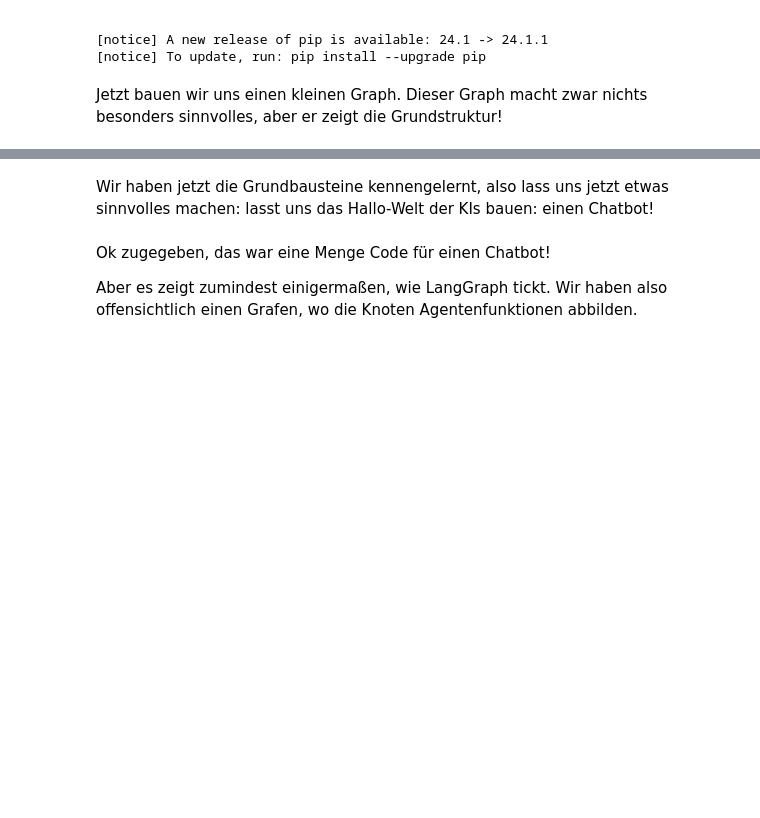
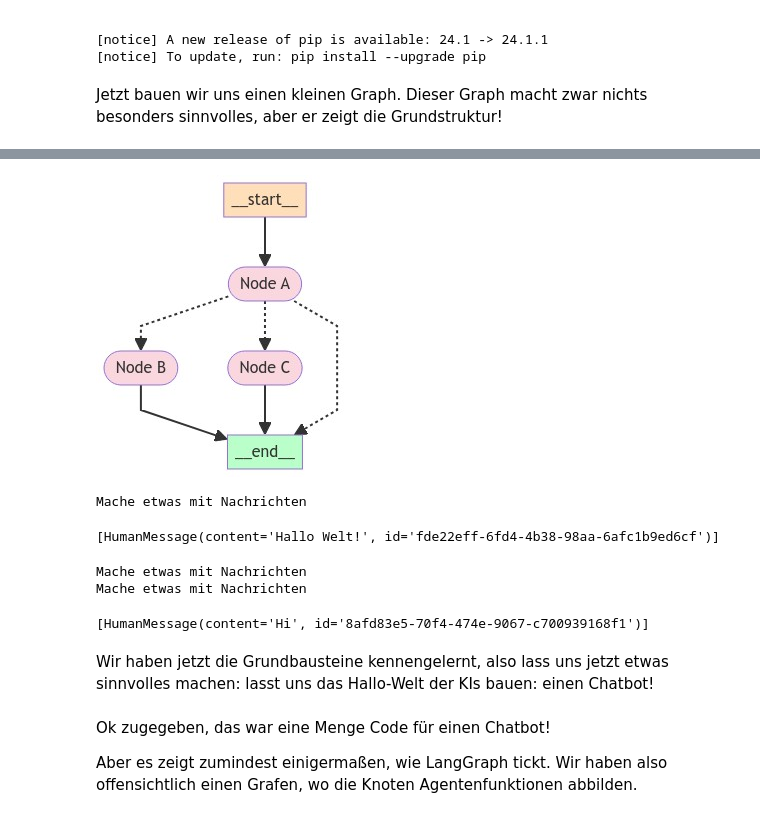
Before and after one commit to ki-zeitalter/ai-agent-workshop, a Jupyter notebook: 08_langgraph.ipynb, the cells around one changed output, grey strips where cells are left out. Drawn from its saved outputs; the diff is of its cells as text; code cells hidden in the pictures; blank space fills up the shorter version.

```diff
--- a/08_langgraph.ipynb
+++ b/08_langgraph.ipynb
@@ -95,3 +101,55 @@ State beinhaltet die Daten, die von den Nodes angepasst und zurückgegeben werde
+# %%
+from langgraph.graph import MessageGraph, START, END
+from langchain_core.messages import HumanMessage
+
+graph = MessageGraph()
+
+def mache_etwas_mit_nachrichten(input: list[HumanMessage]):
+    print("Mache etwas mit Nachrichten")
+    return input
+
+def fuege_welt_hinzu(input: list[HumanMessage]):
+    input[-1].content = input[-1].content + " Welt!"
+    return input
+
+def ist_hallo_dann_welt(input: list[HumanMessage]):
+    if input[-1].content == "Hallo":
+        return "Node B"
+    else:
+        return "Node C"
+
+# Wir fügen zwei Nodes hinzu, die die Nachrichten verändern
+graph.add_node("Node A", mache_etwas_mit_nachrichten)
+graph.add_node("Node B", fuege_welt_hinzu)
+graph.add_node("Node C", mache_etwas_mit_nachrichten)
+
+graph.add_edge(START, "Node A")
+graph.add_conditional_edges("Node A", ist_hallo_dann_welt)
+
+graph.add_edge("Node B", END)
+graph.add_edge("Node C", END)
+
+runnable = graph.compile()
+# %%
+from IPython.display import Image, display
+
+try:
+    display(Image(runnable.get_graph().draw_mermaid_png()))
+except Exception:
+    pass
+# %% [output]
+[figure, added]
+# %%
+runnable.invoke([HumanMessage("Hallo")])
+# %% [output]
+Mache etwas mit Nachrichten
+[HumanMessage(content='Hallo Welt!', id='fde22eff-6fd4-4b38-98aa-6afc1b9ed6cf')]
+# %%
+runnable.invoke([HumanMessage("Hi")])
+# %% [output]
+Mache etwas mit Nachrichten
+Mache etwas mit Nachrichten
+[HumanMessage(content='Hi', id='8afd83e5-70f4-474e-9067-c700939168f1')]
 # %% [markdown]
 Wir haben jetzt die Grundbausteine kennengelernt, also lass uns jetzt etwas sinnvolles machen: lasst uns das Hallo-Welt der KIs bauen: einen Chatbot!
 # %%
```
Also changed, not shown: parts of 5 cells of this notebook.
